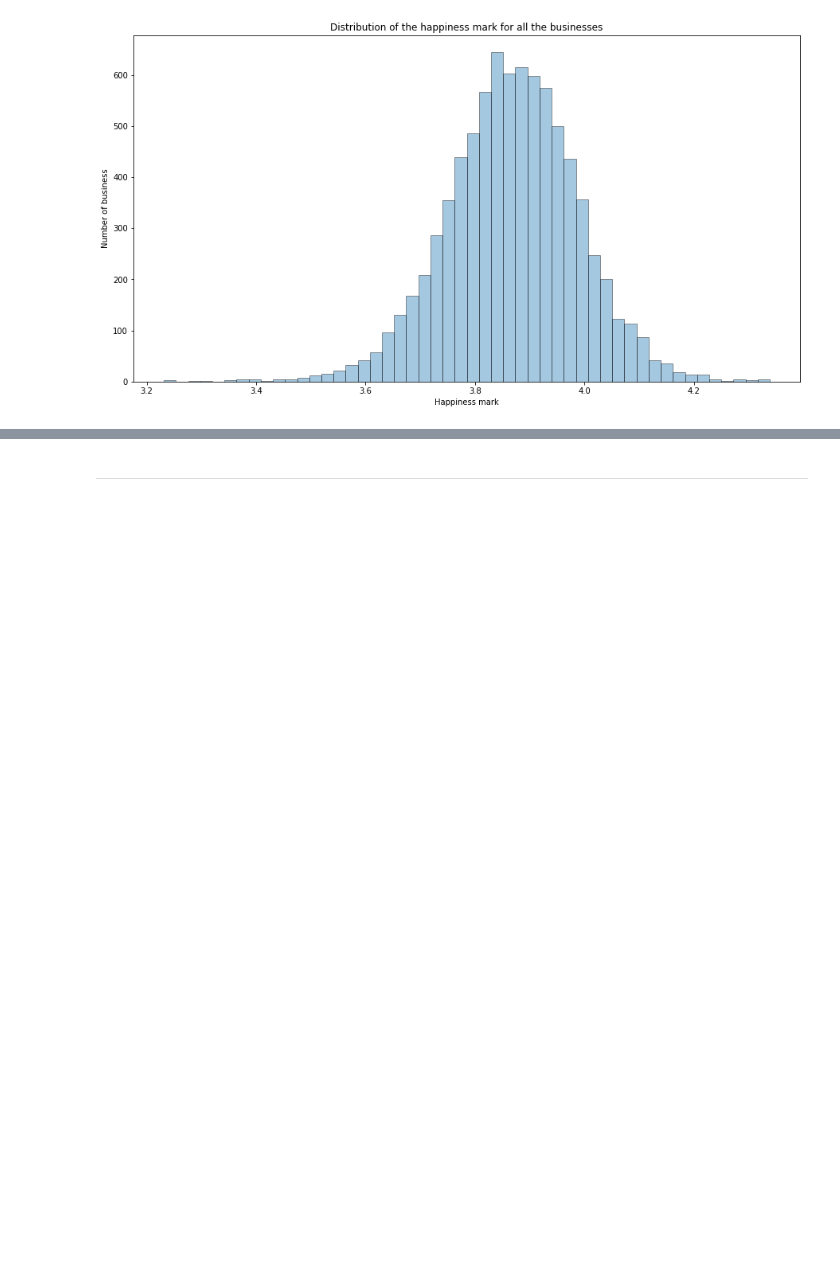
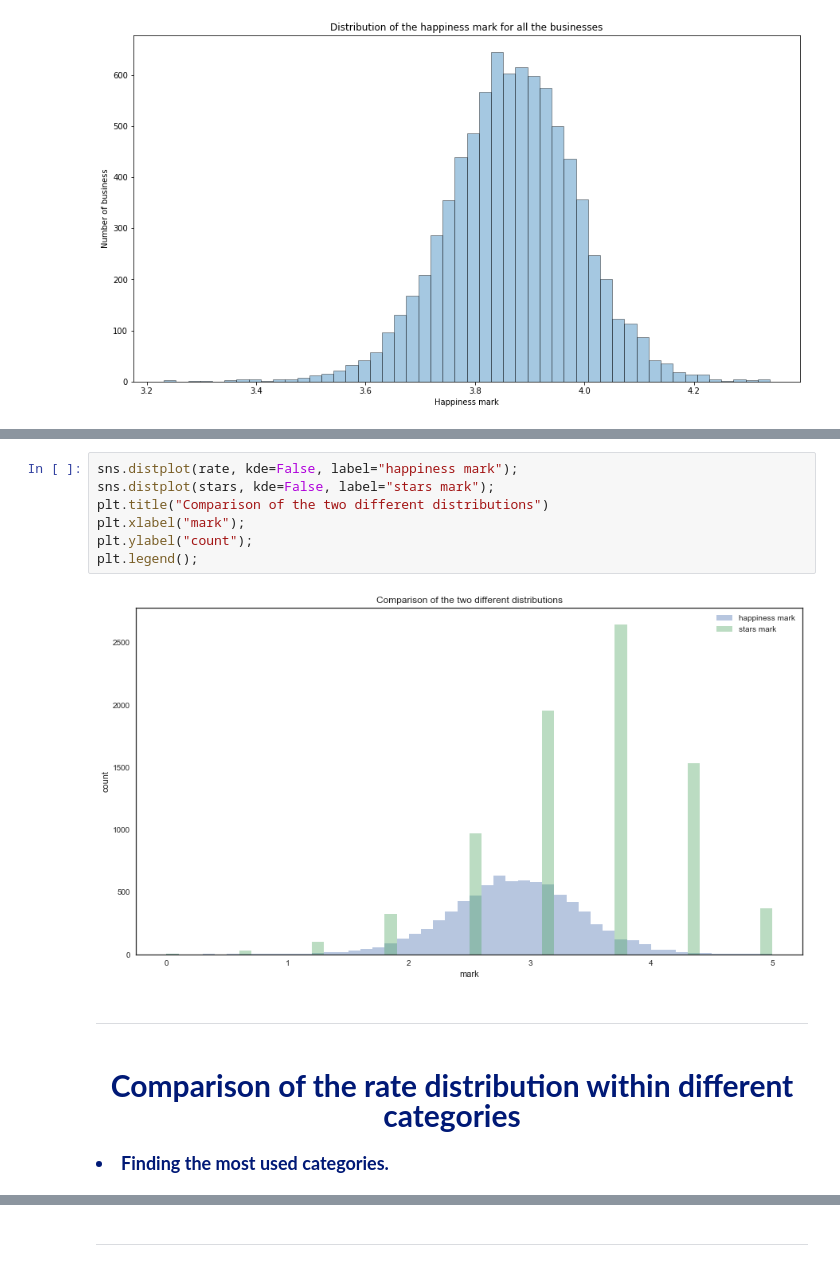
Before and after one commit to JulesBelveze/yelp-dataset-analysis, a Jupyter notebook: FinalProject.ipynb, the cells around one changed output, grey strips where cells are left out. Saved outputs shown, nothing was run; the diff lists cells and outputs as text; blank space fills up the shorter version.

Commit message:
notebook description + dilating marks range

```diff
--- a/FinalProject.ipynb
+++ b/FinalProject.ipynb
@@ -217,0 +276,15 @@ plt.savefig("Website/happiness_distribution.png")
+# %%
+sns.distplot(rate, kde=False, label="happiness mark");
+sns.distplot(stars, kde=False, label="stars mark");
+plt.title("Comparison of the two different distributions")
+plt.xlabel("mark");
+plt.ylabel("count");
+plt.legend();
+# %% [output]
+[figure, added]
+# %% [markdown]
+<hr>
+# %% [markdown]
+<h2 style="color:#001976; font-weight:bold; font-size:2em; text-align: center;"> Comparison of the rate distribution within different categories</h2>
+# %% [markdown]
+<li style="color:#001976; font-weight:bold; font-size:1.2em;"> Finding the most used categories.</li>
```
Also changed, not shown: parts of 42 cells of this notebook.
